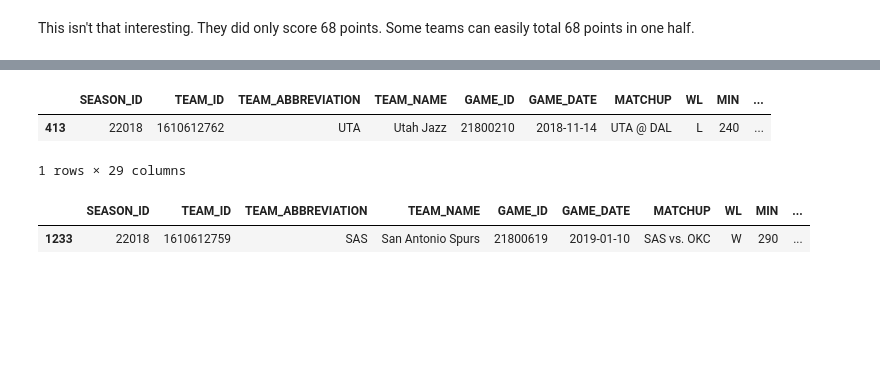
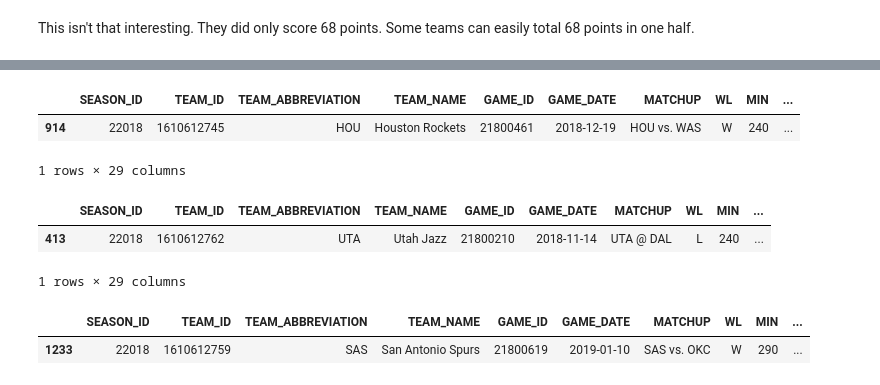
Before and after one commit to SpecCRA/feb19_swd_submission, a Jupyter notebook: vis_nb.ipynb, the cells around one changed output, grey strips where cells are left out. Cells and saved outputs as stored; diff of their text form; code cells hidden in the pictures; blank space fills up the shorter version.

```diff
--- a/vis_nb.ipynb
+++ b/vis_nb.ipynb
@@ -20,11 +20,10 @@ plotly.tools.set_credentials_file(username=user, api_key=key)
 # %%
 # on mini
 # End date is Feb 5, 2019
-#file_path = '/Users/mini/Documents/swd_challenges/feb_19_sub/2018_19_games_data.csv'
+file_path = '/Users/mini/Documents/swd_challenges/feb_19_sub/2018_19_games_data.csv'
 
 # on tiny macbook
-
-file_path = '/Users/benjaminxiao/Documents/swd_challenges/feb_19_sub/2018_19_games_data.csv'
+#file_path = '/Users/benjaminxiao/Documents/swd_challenges/feb_19_sub/2018_19_games_data.csv'
 # %% [markdown]
 # Cleanup
 # %%
@@ -158,3 +188,10 @@ This isn't that interesting. They did only score 68 points. Some teams can easil
+# %%
+# Find game where highest 3 pointers made was
+df[df.FG3M == 26]
+# %% [output]
+|  | SEASON_ID | TEAM_ID | TEAM_ABBREVIATION | TEAM_NAME | GAME_ID | GAME_DATE | MATCHUP | WL | MIN | ... |
+| 914 | 22018 | 1610612745 | HOU | Houston Rockets | 21800461 | 2018-12-19 | HOU vs. WAS | W | 240 | ... |
+1 rows × 29 columns
 # %%
 # Find out rows with the min and max points scored in a game
 
```
Also changed, not shown: parts of 12 cells of this notebook, 1 other file.
